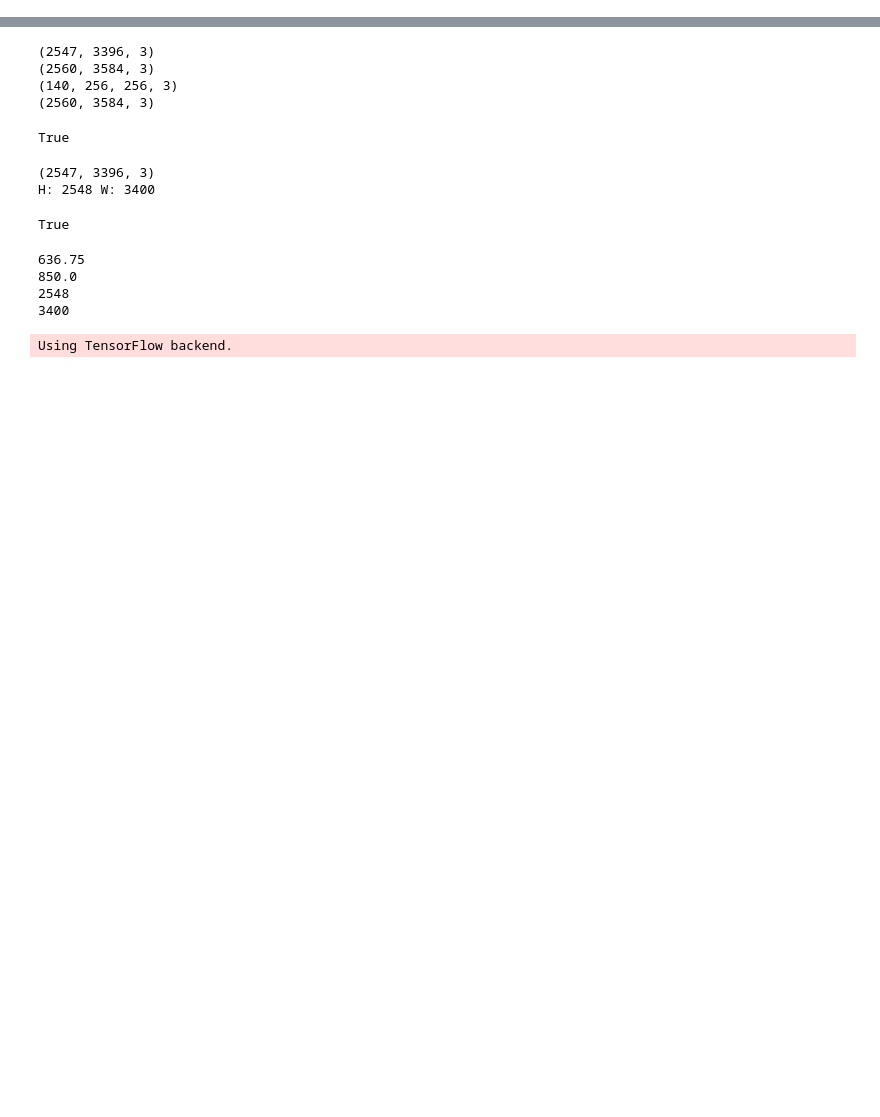
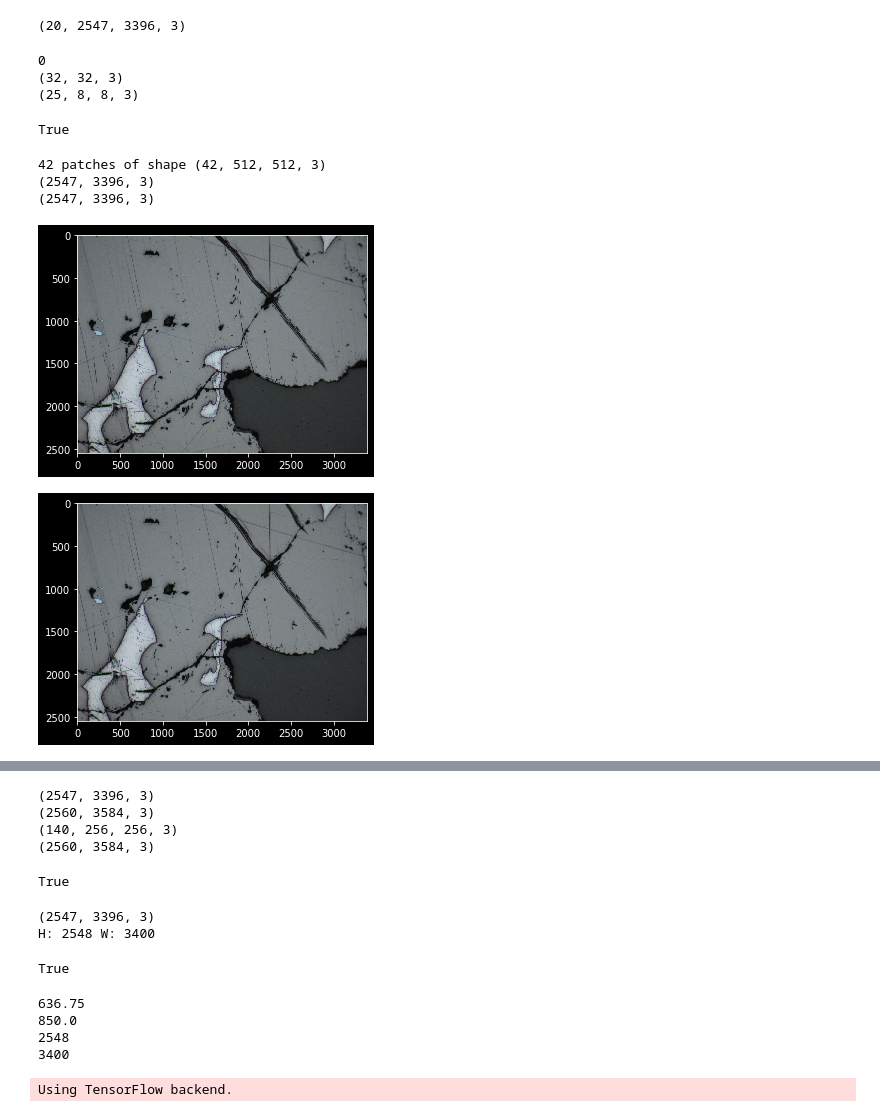
Before and after one commit to kochkarev/Geology, a Jupyter notebook: train_example.ipynb, the cells around one changed output, grey strips where cells are left out. Drawn from its saved outputs; the diff is of its cells as text; code cells hidden in the pictures; blank space fills up the shorter version.

Commit message:
Patches scripts added

```diff
--- a/train_example.ipynb
+++ b/train_example.ipynb
@@ -0,0 +1,65 @@
+# %%
+import numpy as np
+from data_utils import get_imgs_masks, resize_imgs_masks, generate_patches_list, convert_patches_list
+import os
+
+path = os.path.join("input", "dataset", "*_NEW.png")
+x, y = get_imgs_masks(path)
+
+x = np.asarray(x, dtype=np.float32) / 255
+#y = np.asarray([i[:,:,0] for i in y], dtype=np.uint8)
+y = np.asarray(y, dtype=np.uint8)
+print(x.shape)
+# %% [output]
+(20, 2547, 3396, 3)
+# %%
+from data_utils import split_to_patches, combine_patches, resize_imgs_masks
+import cv2
+import matplotlib.pyplot as plt
+import numpy as np
+from matplotlib.image import imread
+
+img = cv2.imread("1.png")
+print((img.shape[0]-8) % (8-2*1))
+#img = np.zeros((32, 32, 3), dtype=np.uint8)
+print(img.shape)
+
+patches = split_to_patches(img, 8, 1)
+print(patches.shape)
+
+res = combine_patches(patches, 8, 1, (32, 32))
+cv2.imwrite("2.png", res)
+# %% [output]
+0
+(32, 32, 3)
+(25, 8, 8, 3)
+True
+# %%
+from data_utils import split_to_patches, combine_patches, resize_imgs_masks
+import cv2
+import matplotlib.pyplot as plt
+import numpy as np
+
+img = cv2.imread("input/dataset/Cpy-Sh-GL32.jpg")
+height = img.shape[0]
+width = img.shape[1]
+p_size = 512
+offset = 4
+
+patches, new_size = split_to_patches(img, p_size, offset)
+print("{n} patches of shape {s}".format(n=patches.shape[0], s=patches.shape))
+result = combine_patches(patches, p_size, offset, (new_size[0], new_size[1]), (height, width))
+
+plt.imshow(result)
+plt.show()
+plt.imshow(img)
+plt.show()
+
+print(img.shape)
+print(result.shape)
+# %% [output]
+42 patches of shape (42, 512, 512, 3)
+(2547, 3396, 3)
+(2547, 3396, 3)
+[figure, added]
+[figure, added]
```
Also changed, not shown: parts of 2 cells of this notebook, 2 other files.
